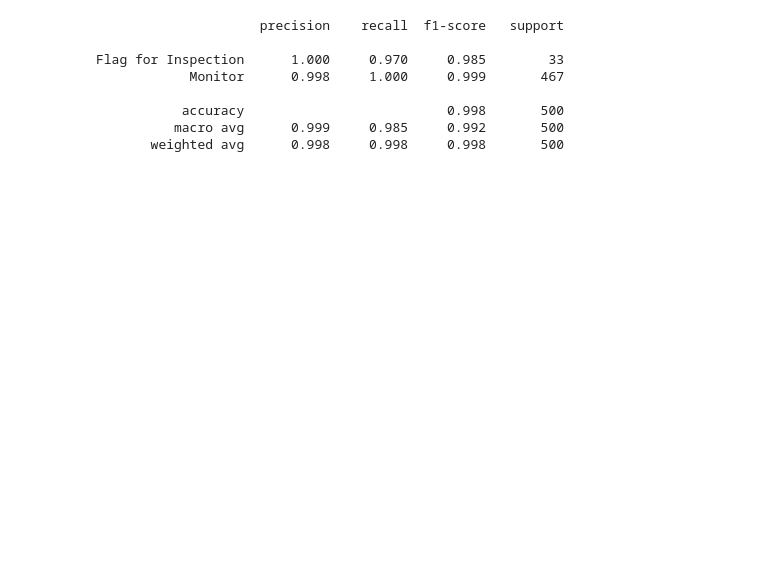
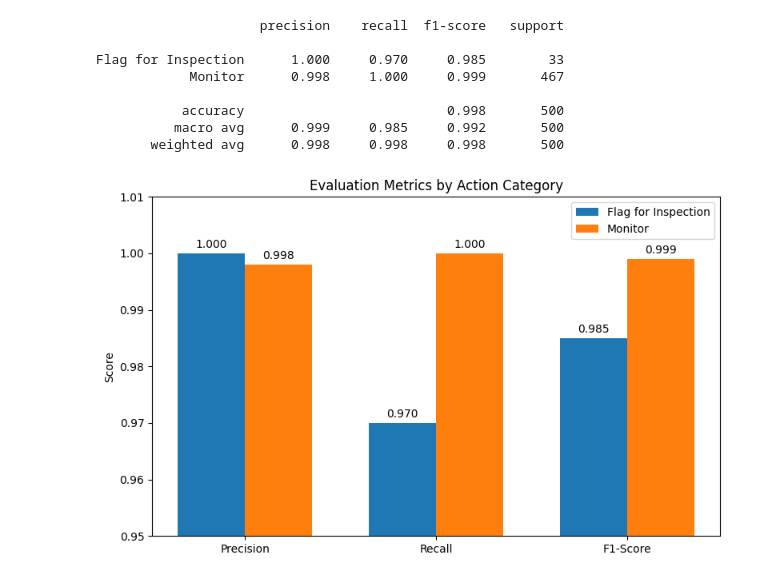
Before and after one commit to 4CDA/predictive_maintenance_decisiontrees, a Jupyter notebook: demo.ipynb, the cells around one changed output. Cells and saved outputs as stored; diff of their text form; code cells hidden in the pictures; blank space fills up the shorter version.

```diff
--- a/demo.ipynb
+++ b/demo.ipynb
@@ -319,3 +290,44 @@ Flag for Inspection      1.000     0.970     0.985        33
            accuracy                          0.998       500
           macro avg      0.999     0.985     0.992       500
        weighted avg      0.998     0.998     0.998       500
+# %%
+# Define the metrics and values
+categories = ["Flag for Inspection", "Monitor"]
+metrics = ["Precision", "Recall", "F1-Score"]
+
+# Use your actual model results
+values = {
+    "Precision": [1.000, 0.998],
+    "Recall": [0.970, 1.000],
+    "F1-Score": [0.985, 0.999]
+}
+
+x = np.arange(len(metrics))  # Metric positions
+width = 0.35  # Width of the bars
+
+fig, ax = plt.subplots(figsize=(8, 5))
+bar1 = ax.bar(x - width/2, [values[m][0] for m in metrics], width, label=categories[0], color="#1f77b4")
+bar2 = ax.bar(x + width/2, [values[m][1] for m in metrics], width, label=categories[1], color="#ff7f0e")
+
+# Add metric labels and values
+ax.set_ylabel("Score")
+ax.set_title("Evaluation Metrics by Action Category")
+ax.set_xticks(x)
+ax.set_xticklabels(metrics)
+ax.set_ylim(0.95, 1.01)
+ax.legend()
+
+# Annotate bar values
+for bars in [bar1, bar2]:
+    for bar in bars:
+        height = bar.get_height()
+        ax.annotate(f"{height:.3f}",
+                    xy=(bar.get_x() + bar.get_width() / 2, height),
+                    xytext=(0, 3),  # 3 points vertical offset
+                    textcoords="offset points",
+                    ha='center', va='bottom')
+
+plt.tight_layout()
+plt.show()
+# %% [output]
+[figure, added]
```
Also changed, not shown: parts of 16 cells of this notebook.
